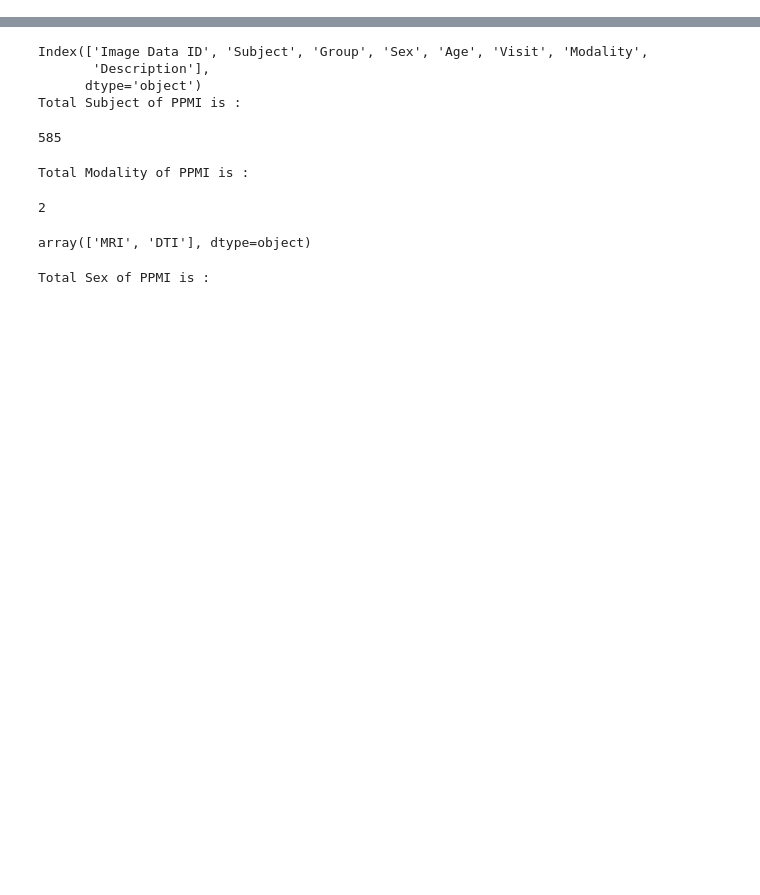
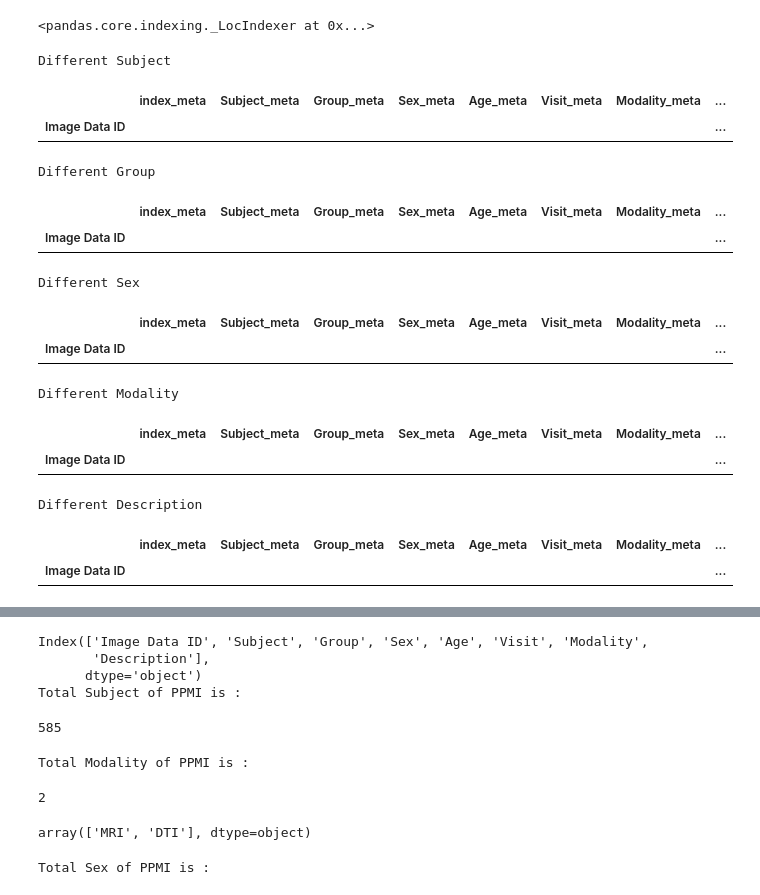
Before and after one commit to nipoppy/nipoppy, a Jupyter notebook: workflow/validation/validation_report.ipynb, the cells around one changed output, grey strips where cells are left out. Saved outputs shown, nothing was run; the diff lists cells and outputs as text; code cells hidden in the pictures; blank space fills up the shorter version.

```diff
--- a/workflow/validation/validation_report.ipynb
+++ b/workflow/validation/validation_report.ipynb
@@ -25,0 +181,24 @@ ppmi_dl_data = ppmi_dl_data.loc[:, ppmi_col_sel].copy()
+# %%
+combined_df=ppmi_metadata_df.set_index('Image Data ID').join(ppmi_dl_df.set_index('Image Data ID'), on=["Image Data ID"], how="left", lsuffix='_meta', rsuffix='_dl')
+#combined_df.loc[:,'comm_subj']=str(combined_df.loc[:,'Subject_meta'])+'-'+str(combined_df.loc[:,'Subject_dl'])
+display(combined_df.loc)
+for x in ['Subject', 'Group', 'Sex', 'Modality', 'Description']:
+    print("Different "+x)
+    display(combined_df[combined_df[x+'_meta']!=combined_df[x+'_dl']])
+# %% [output]
+<pandas.core.indexing._LocIndexer at 0x...>
+Different Subject
+|  | index_meta | Subject_meta | Group_meta | Sex_meta | Age_meta | Visit_meta | Modality_meta | ... |
+| Image Data ID |  |  |  |  |  |  |  | ... |
+Different Group
+|  | index_meta | Subject_meta | Group_meta | Sex_meta | Age_meta | Visit_meta | Modality_meta | ... |
+| Image Data ID |  |  |  |  |  |  |  | ... |
+Different Sex
+|  | index_meta | Subject_meta | Group_meta | Sex_meta | Age_meta | Visit_meta | Modality_meta | ... |
+| Image Data ID |  |  |  |  |  |  |  | ... |
+Different Modality
+|  | index_meta | Subject_meta | Group_meta | Sex_meta | Age_meta | Visit_meta | Modality_meta | ... |
+| Image Data ID |  |  |  |  |  |  |  | ... |
+Different Description
+|  | index_meta | Subject_meta | Group_meta | Sex_meta | Age_meta | Visit_meta | Modality_meta | ... |
+| Image Data ID |  |  |  |  |  |  |  | ... |
```
Also changed, not shown: parts of 13 cells of this notebook, 4 other files.
